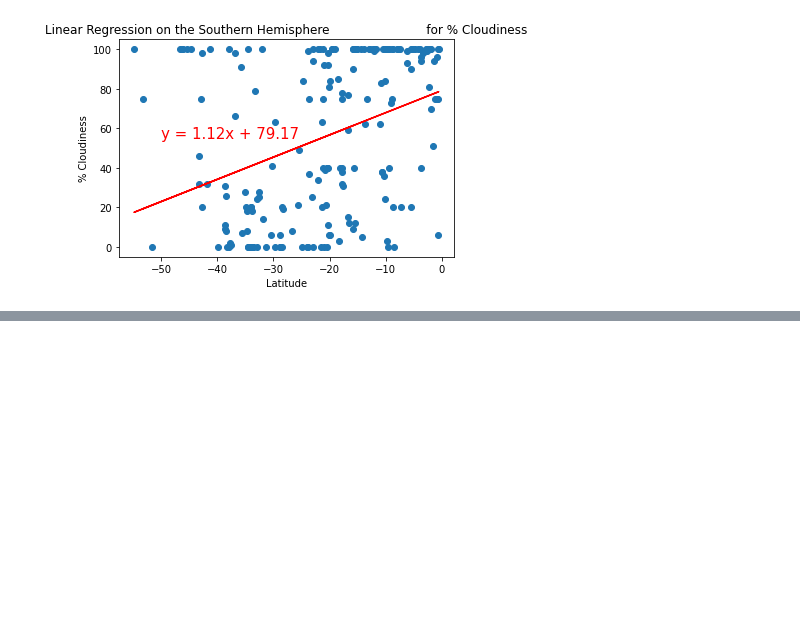
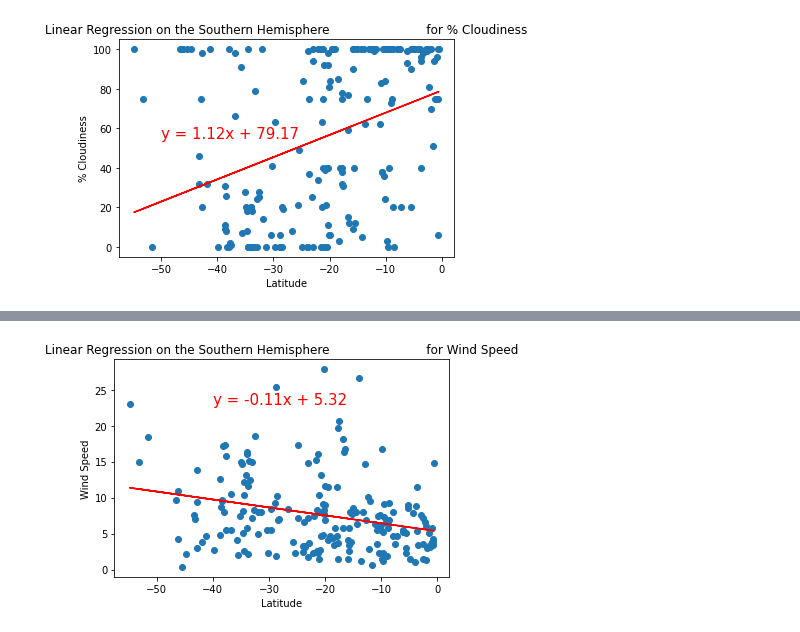
Before and after one commit to pazcona99/World_Weather_Analysis, a Jupyter notebook: WeatherPy.ipynb, the cells around one changed output, grey strips where cells are left out. Drawn from its saved outputs; the diff is of its cells as text; code cells hidden in the pictures; blank space fills up the shorter version.

```diff
--- a/WeatherPy.ipynb
+++ b/WeatherPy.ipynb
@@ -356,8 +358,10 @@ plot_linear_regression(x_values, y_values,
 # %%
 # Linear regression on the Southern Hemisphere vs Wind Speed
 x_values = southern_hemi_df["Lat"]
 y_values = southern_hemi_df["Wind Speed"]
 # Call the function.
 plot_linear_regression(x_values, y_values,
                        'Linear Regression on the Southern Hemisphere \
-                        for Wind Speed', 'Wind Speed',(-50,55))
+                        for Wind Speed', 'Wind Speed',(-40,23))
+# %% [output]
+[figure, added]
```
Also changed, not shown: parts of 1 cell of this notebook, 2 other files.
